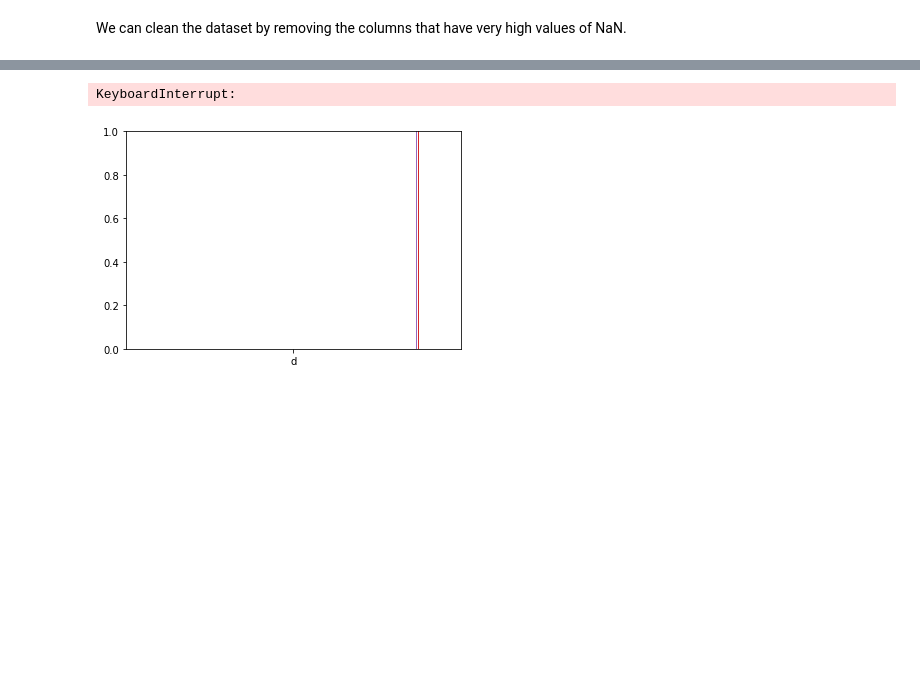
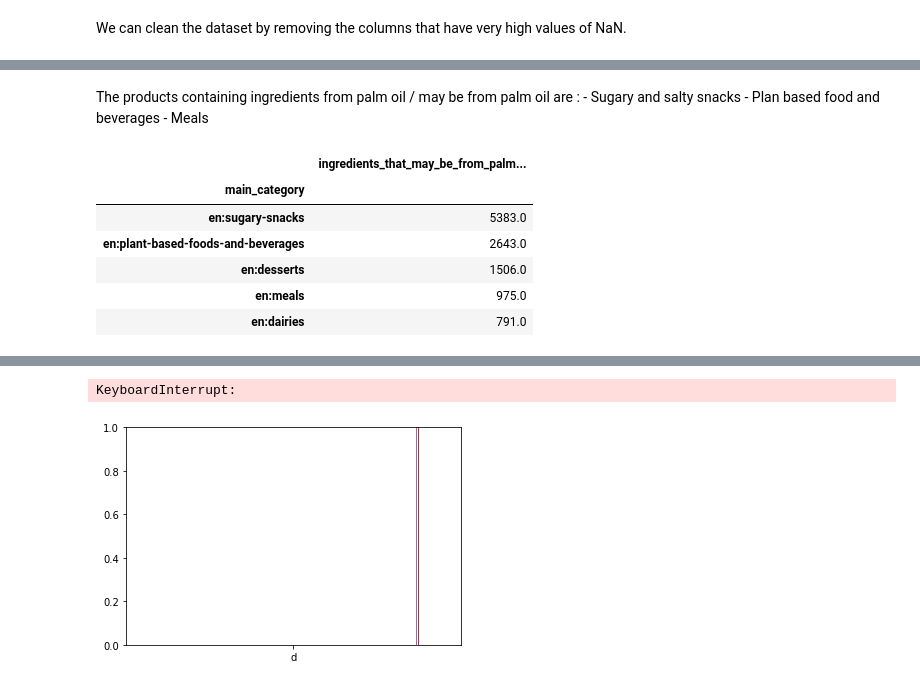
Before and after one commit to aelamran/ADA-project1-Openfoodfacts, a Jupyter notebook: Open Food Fact.ipynb, the cells around one changed output, grey strips where cells are left out. Cells and saved outputs as stored; diff of their text form; code cells hidden in the pictures; blank space fills up the shorter version.

```diff
--- a/Open Food Fact.ipynb
+++ b/Open Food Fact.ipynb
@@ -259,0 +307,16 @@ cleaned_df
+# %% [markdown]
+The products containing ingredients from palm oil / may be from palm oil are :
+    - Sugary and salty snacks
+    - Plan based food and beverages
+    - Meals
+# %%
+palm_products = cleaned_df.loc[:,['main_category','ingredients_that_may_be_from_palm_oil_n']].dropna()[cleaned_df.ingredients_that_may_be_from_palm_oil_n>0]
+palm_products.groupby('main_category').sum().sort_values(by=['ingredients_that_may_be_from_palm_oil_n'],ascending=False).head()
+# %% [output]
+|  | ingredients_that_may_be_from_palm... |
+| main_category |  |
+| en:sugary-snacks | 5383.0 |
+| en:plant-based-foods-and-beverages | 2643.0 |
+| en:desserts | 1506.0 |
+| en:meals | 975.0 |
+| en:dairies | 791.0 |
```
Also changed, not shown: parts of 30 cells of this notebook.
